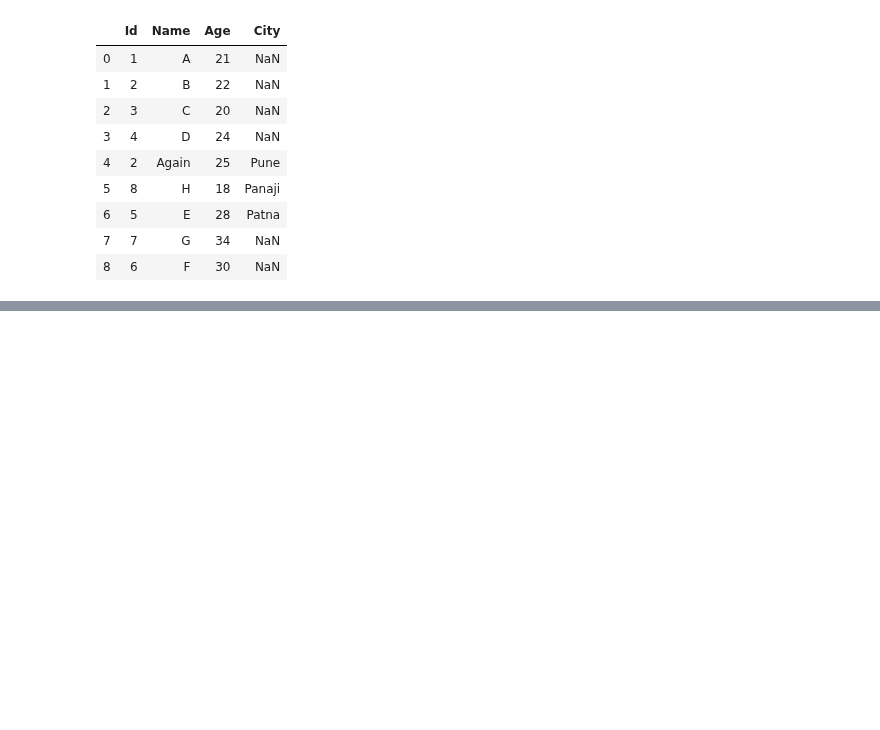
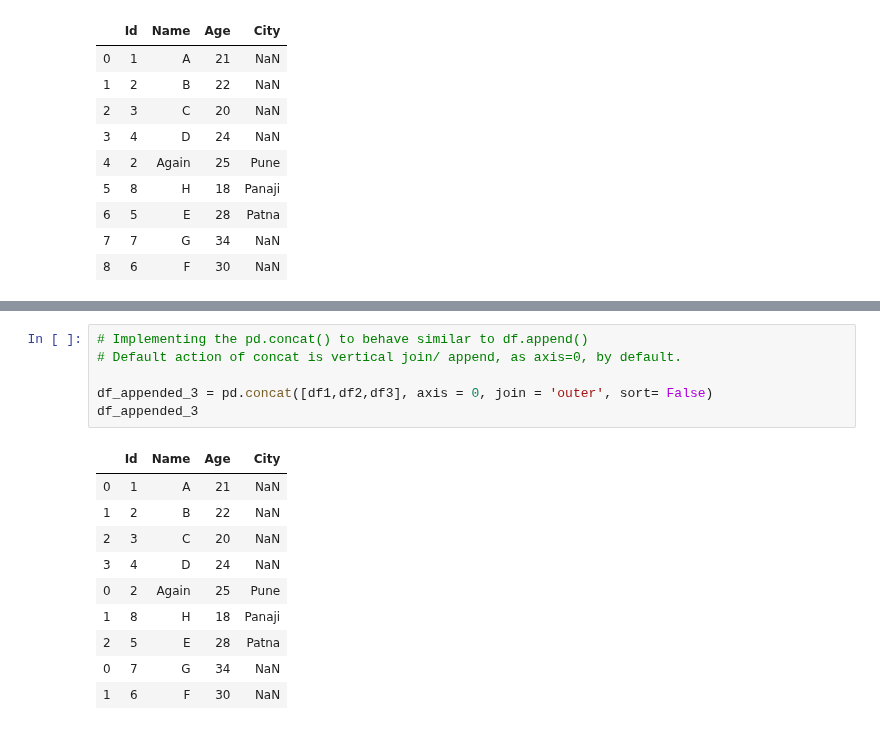
Before and after one commit to AbhishekKumar-0311/Machine-Learning-with-Python, a Jupyter notebook: Pandas/Learning_Pandas_Part_3.ipynb, the cells around one changed output, grey strips where cells are left out. Saved outputs shown, nothing was run; the diff lists cells and outputs as text; blank space fills up the shorter version.

```diff
--- a/Pandas/Learning_Pandas_Part_3.ipynb
+++ b/Pandas/Learning_Pandas_Part_3.ipynb
@@ -98,0 +115,17 @@ df_appended_2
+# %%
+# Implementing the pd.concat() to behave similar to df.append()
+# Default action of concat is vertical join/ append, as axis=0, by default.
+
+df_appended_3 = pd.concat([df1,df2,df3], axis = 0, join = 'outer', sort= False)
+df_appended_3
+# %% [output]
+|  | Id | Name | Age | City |
+| 0 | 1 | A | 21 | NaN |
+| 1 | 2 | B | 22 | NaN |
+| 2 | 3 | C | 20 | NaN |
+| 3 | 4 | D | 24 | NaN |
+| 0 | 2 | Again | 25 | Pune |
+| 1 | 8 | H | 18 | Panaji |
+| 2 | 5 | E | 28 | Patna |
+| 0 | 7 | G | 34 | NaN |
+| 1 | 6 | F | 30 | NaN |
```
Also changed, not shown: parts of 15 cells of this notebook.
